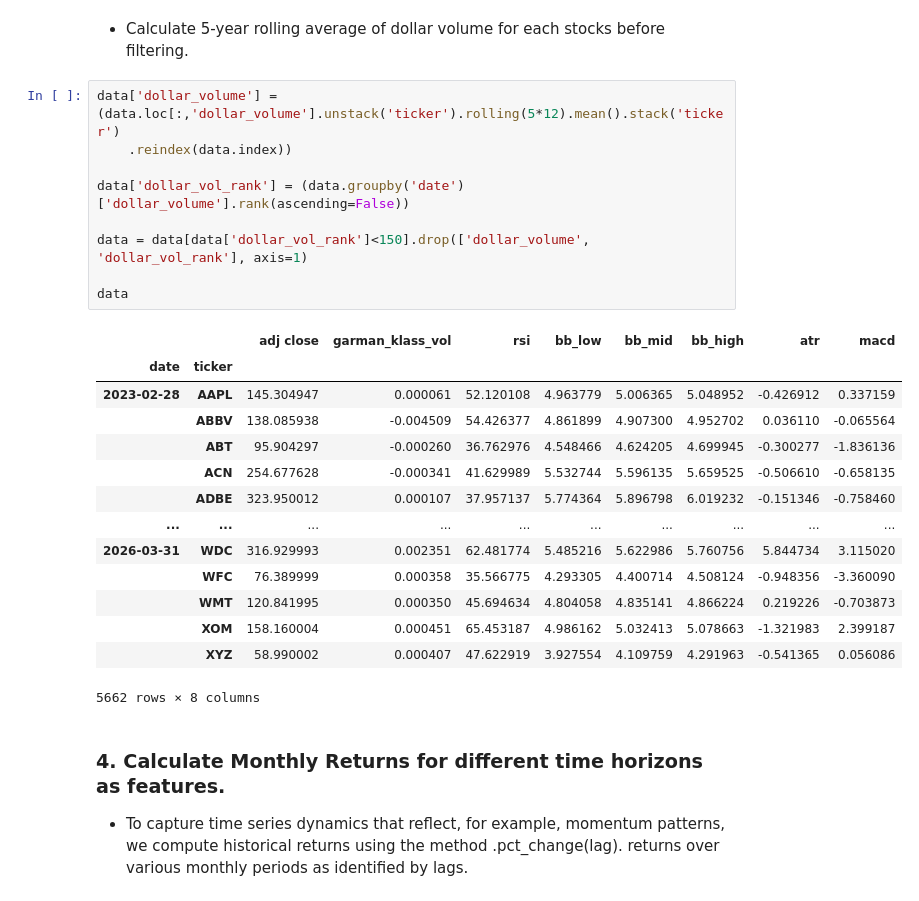
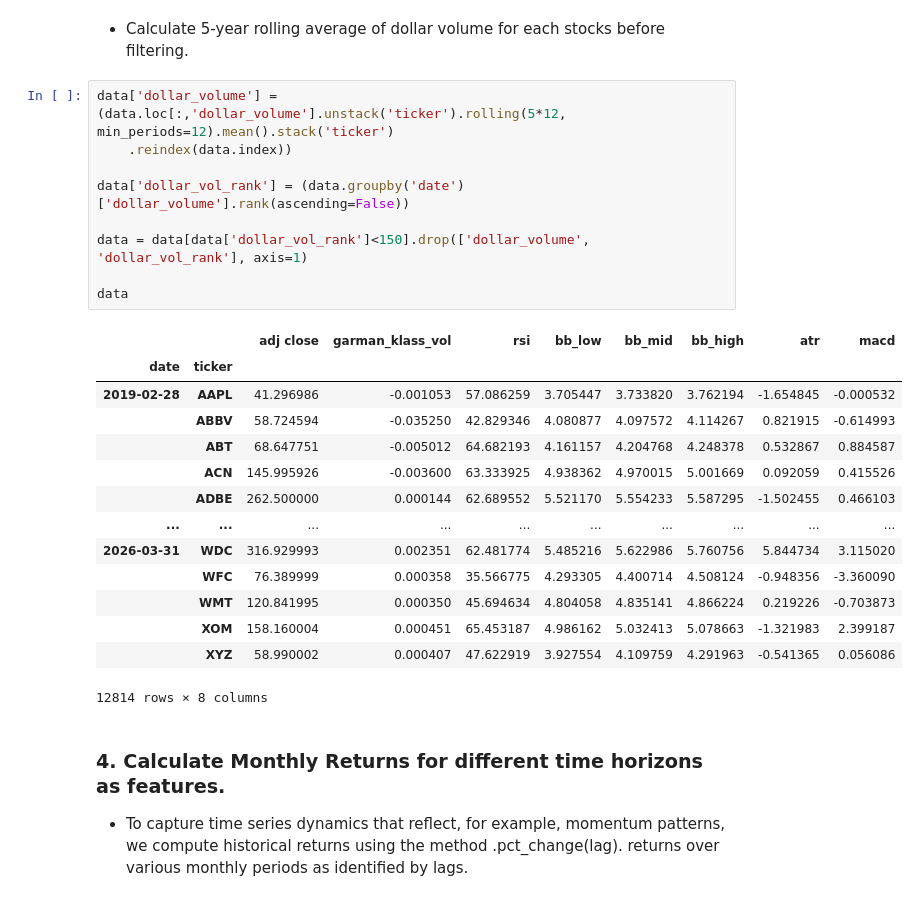
Before and after one commit to jgy36/Quant-Finance-Repository, a Jupyter notebook: algo_trading-machine-learning.ipynb, the cells around one changed output. Drawn from its saved outputs; the diff is of its cells as text.

```diff
--- a/algo_trading-machine-learning.ipynb
+++ b/algo_trading-machine-learning.ipynb
@@ -192,29 +209,29 @@ data
 # %% [markdown]
 - Calculate 5-year rolling average of dollar volume for each stocks before filtering.
 # %%
-data['dollar_volume'] = (data.loc[:,'dollar_volume'].unstack('ticker').rolling(5*12).mean().stack('ticker')
+data['dollar_volume'] = (data.loc[:,'dollar_volume'].unstack('ticker').rolling(5*12, min_periods=12).mean().stack('ticker')
     .reindex(data.index))
 
 data['dollar_vol_rank'] = (data.groupby('date')['dollar_volume'].rank(ascending=False))
 
 data = data[data['dollar_vol_rank']<150].drop(['dollar_volume', 'dollar_vol_rank'], axis=1)
 
 data
 # %% [output]
 |  |  | adj close | garman_klass_vol | rsi | bb_low | bb_mid | bb_high | atr | macd |
 | date | ticker |  |  |  |  |  |  |  |  |
-| 2023-02-28 | AAPL | 145.304947 | 0.000061 | 52.120108 | 4.963779 | 5.006365 | 5.048952 | -0.426912 | 0.337159 |
-|  | ABBV | 138.085938 | -0.004509 | 54.426377 | 4.861899 | 4.907300 | 4.952702 | 0.036110 | -0.065564 |
-|  | ABT | 95.904297 | -0.000260 | 36.762976 | 4.548466 | 4.624205 | 4.699945 | -0.300277 | -1.836136 |
-|  | ACN | 254.677628 | -0.000341 | 41.629989 | 5.532744 | 5.596135 | 5.659525 | -0.506610 | -0.658135 |
-|  | ADBE | 323.950012 | 0.000107 | 37.957137 | 5.774364 | 5.896798 | 6.019232 | -0.151346 | -0.758460 |
+| 2019-02-28 | AAPL | 41.296986 | -0.001053 | 57.086259 | 3.705447 | 3.733820 | 3.762194 | -1.654845 | -0.000532 |
+|  | ABBV | 58.724594 | -0.035250 | 42.829346 | 4.080877 | 4.097572 | 4.114267 | 0.821915 | -0.614993 |
+|  | ABT | 68.647751 | -0.005012 | 64.682193 | 4.161157 | 4.204768 | 4.248378 | 0.532867 | 0.884587 |
+|  | ACN | 145.995926 | -0.003600 | 63.333925 | 4.938362 | 4.970015 | 5.001669 | 0.092059 | 0.415526 |
+|  | ADBE | 262.500000 | 0.000144 | 62.689552 | 5.521170 | 5.554233 | 5.587295 | -1.502455 | 0.466103 |
 | ... | ... | ... | ... | ... | ... | ... | ... | ... | ... |
 | 2026-03-31 | WDC | 316.929993 | 0.002351 | 62.481774 | 5.485216 | 5.622986 | 5.760756 | 5.844734 | 3.115020 |
 |  | WFC | 76.389999 | 0.000358 | 35.566775 | 4.293305 | 4.400714 | 4.508124 | -0.948356 | -3.360090 |
 |  | WMT | 120.841995 | 0.000350 | 45.694634 | 4.804058 | 4.835141 | 4.866224 | 0.219226 | -0.703873 |
 |  | XOM | 158.160004 | 0.000451 | 65.453187 | 4.986162 | 5.032413 | 5.078663 | -1.321983 | 2.399187 |
 |  | XYZ | 58.990002 | 0.000407 | 47.622919 | 3.927554 | 4.109759 | 4.291963 | -0.541365 | 0.056086 |
-5662 rows × 8 columns
+12814 rows × 8 columns
 # %% [markdown]
 ### 4. Calculate Monthly Returns for different time horizons as features.
 
```
Also changed, not shown: parts of 13 cells of this notebook, 1 other file.
